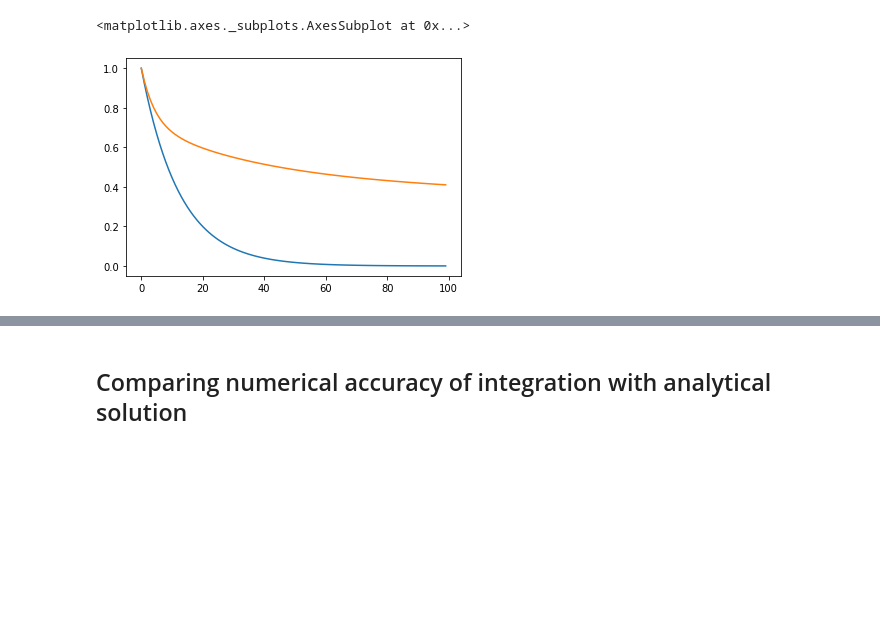
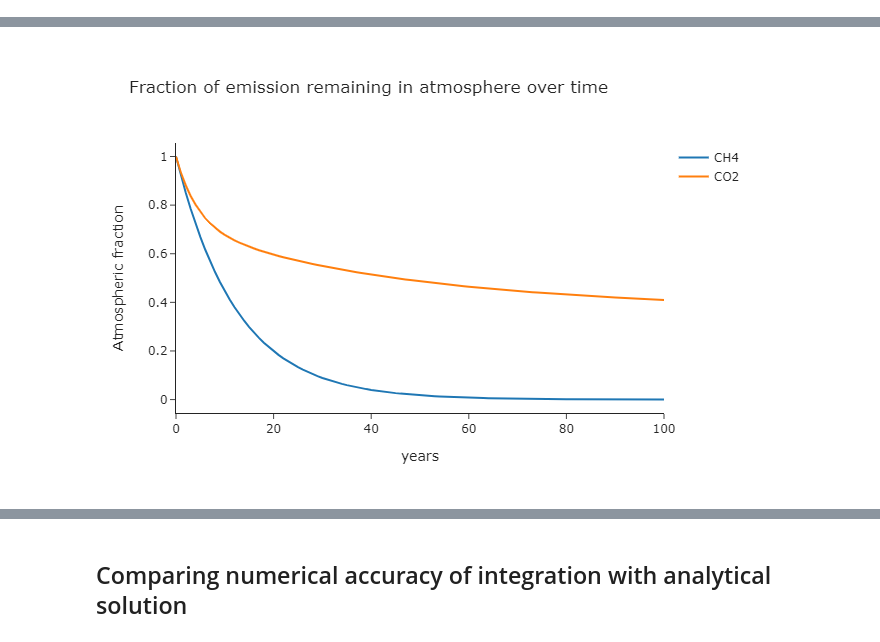
Before and after one commit to BlaneG/forest-carbon, a Jupyter notebook: IPCC_climate_metrics.ipynb, the cells around one changed output, grey strips where cells are left out. Drawn from its saved outputs; the diff is of its cells as text; code cells hidden in the pictures; blank space fills up the shorter version.

```diff
--- a/IPCC_climate_metrics.ipynb
+++ b/IPCC_climate_metrics.ipynb
@@ -79,8 +11,0 @@ def impulse_response_function(time_horizon, ghg):
-# %%
-time = 100
-time_horizon = np.arange(time)
-sns.lineplot(time_horizon, impulse_response_function(time_horizon, "CH4"))
-sns.lineplot(time_horizon, impulse_response_function(time_horizon, "CO2"))
-# %% [output]
-<matplotlib.axes._subplots.AxesSubplot at 0x...>
-[figure, removed]
@@ -132,0 +12,18 @@ test_AGWP()
+# %%
+time_horizon = 100
+time_axis = np.arange(0, time_horizon+1)
+# %%
+fig = go.Figure()
+fig.add_trace(
+    go.Scatter(
+        y=impulse_response_function(time_axis, "CH4"),
+        x=time_axis, name="CH4"))
+fig.add_trace(
+    go.Scatter(
+        y=impulse_response_function(time_axis, "CO2"),
+        x=time_axis, name="CO2"))
+fig.update_layout(
+    yaxis_title='Atmospheric fraction',
+    xaxis_title='years', template='simple_white',
+title='Fraction of emission remaining in atmosphere over time')
+# %% [output]
@@ -132,0 +31 @@ test_AGWP()
+[figure, added]
```
Also changed, not shown: parts of 11 cells of this notebook, 1 other file.
